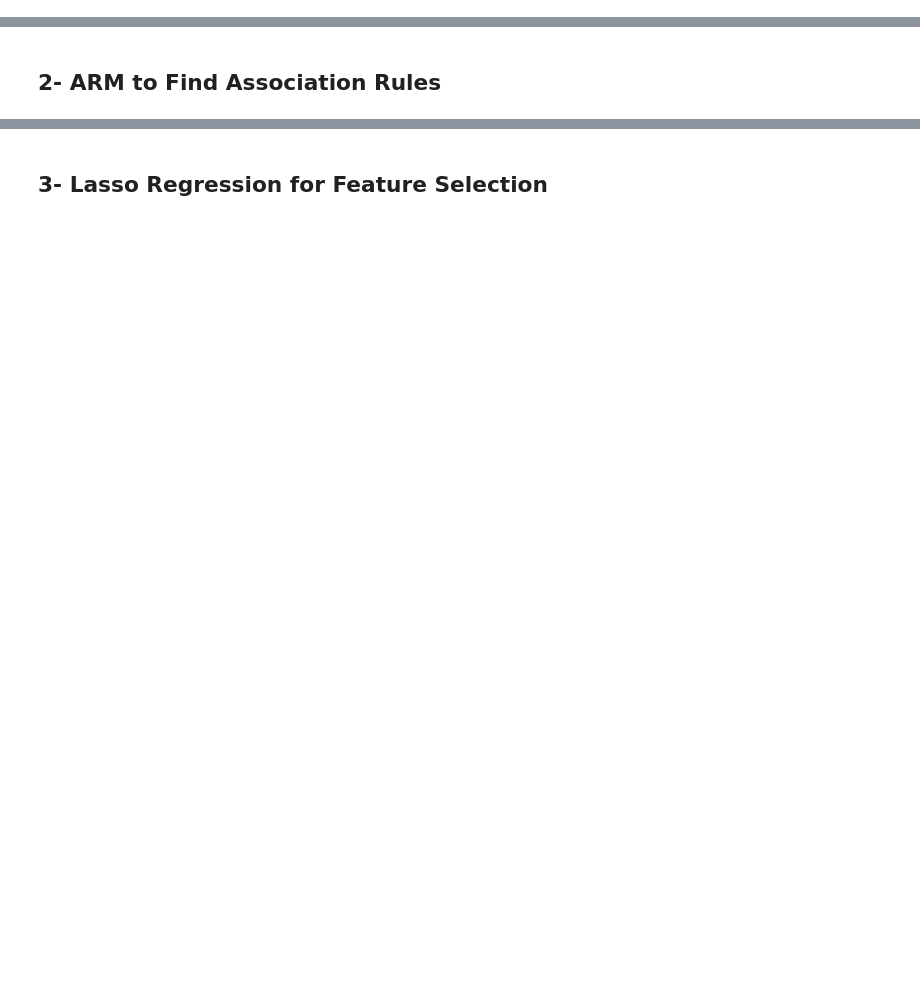
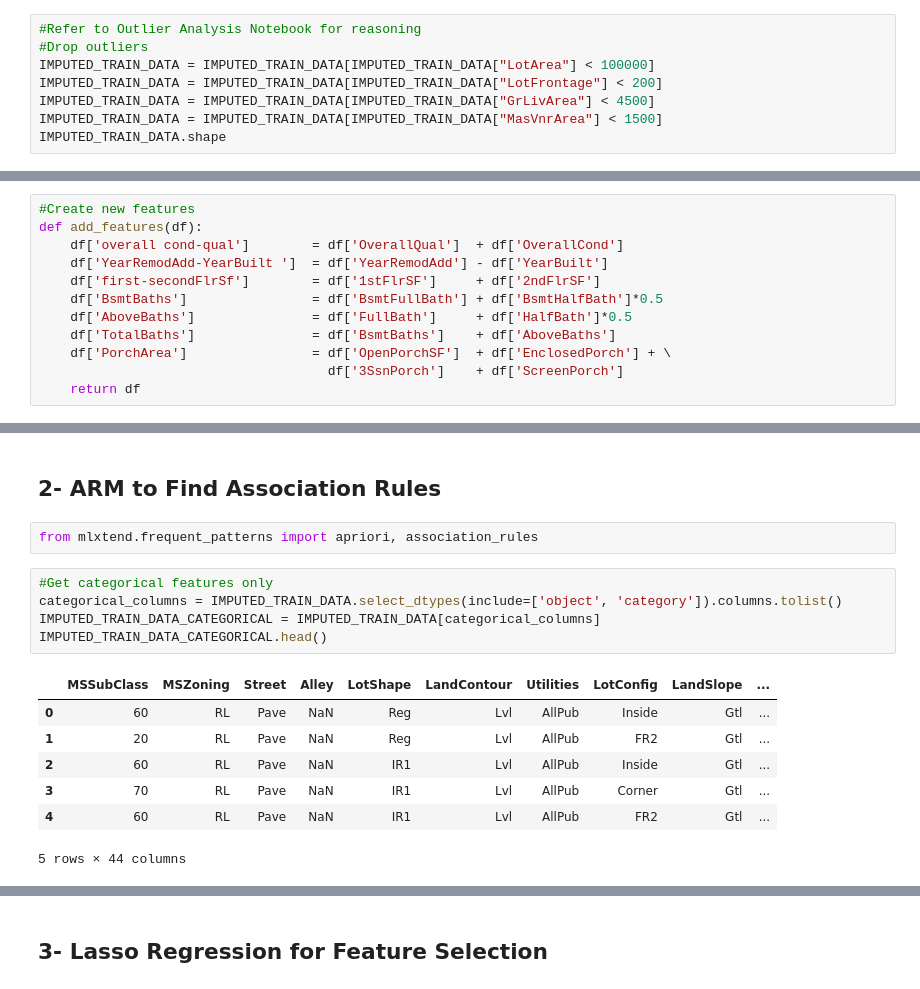
Before and after one commit to boraaktas/COMP4433-Team_Project, a Jupyter notebook: final.ipynb, the cells around one changed output, grey strips where cells are left out. Saved outputs shown, nothing was run; the diff lists cells and outputs as text; blank space fills up the shorter version.

```diff
--- a/final.ipynb
+++ b/final.ipynb
@@ -489,3 +495,11 @@ pd.DataFrame(TRAIN_DATA[TARGET_COLUMN].describe()).T.round(3)
 | SalePrice | 1460.0 | 180921.196 | 79442.503 | 34900.0 | 129975.0 | 163000.0 | 214000.0 | 755000.0 |
 # %% [markdown]
 ### 2- Outlier Detection
+# %%
+#Refer to Outlier Analysis Notebook for reasoning
+#Drop outliers
+IMPUTED_TRAIN_DATA = IMPUTED_TRAIN_DATA[IMPUTED_TRAIN_DATA["LotArea"] < 100000]
+IMPUTED_TRAIN_DATA = IMPUTED_TRAIN_DATA[IMPUTED_TRAIN_DATA["LotFrontage"] < 200]
+IMPUTED_TRAIN_DATA = IMPUTED_TRAIN_DATA[IMPUTED_TRAIN_DATA["GrLivArea"] < 4500]
+IMPUTED_TRAIN_DATA = IMPUTED_TRAIN_DATA[IMPUTED_TRAIN_DATA["MasVnrArea"] < 1500]
+IMPUTED_TRAIN_DATA.shape
@@ -493,3 +509,15 @@ pd.DataFrame(TRAIN_DATA[TARGET_COLUMN].describe()).T.round(3)
 # Feature Engineering and Selection
 # %% [markdown]
 ## 1- Creating New Features
+# %%
+#Create new features
+def add_features(df):
+    df['overall cond-qual']        = df['OverallQual']  + df['OverallCond']
+    df['YearRemodAdd-YearBuilt ']  = df['YearRemodAdd'] - df['YearBuilt']
+    df['first-secondFlrSf']        = df['1stFlrSF']     + df['2ndFlrSF']
+    df['BsmtBaths']                = df['BsmtFullBath'] + df['BsmtHalfBath']*0.5
+    df['AboveBaths']               = df['FullBath']     + df['HalfBath']*0.5
+    df['TotalBaths']               = df['BsmtBaths']    + df['AboveBaths']
+    df['PorchArea']                = df['OpenPorchSF']  + df['EnclosedPorch'] + \
+                                     df['3SsnPorch']    + df['ScreenPorch']
+    return df
@@ -496,2 +545,17 @@ pd.DataFrame(TRAIN_DATA[TARGET_COLUMN].describe()).T.round(3)
 # %% [markdown]
 ## 2- ARM to Find Association Rules
+# %%
+from mlxtend.frequent_patterns import apriori, association_rules
+# %%
+#Get categorical features only
+categorical_columns = IMPUTED_TRAIN_DATA.select_dtypes(include=['object', 'category']).columns.tolist()
+IMPUTED_TRAIN_DATA_CATEGORICAL = IMPUTED_TRAIN_DATA[categorical_columns]
+IMPUTED_TRAIN_DATA_CATEGORICAL.head()
+# %% [output]
+|  | MSSubClass | MSZoning | Street | Alley | LotShape | LandContour | Utilities | LotConfig | LandSlope | ... |
+| 0 | 60 | RL | Pave | NaN | Reg | Lvl | AllPub | Inside | Gtl | ... |
+| 1 | 20 | RL | Pave | NaN | Reg | Lvl | AllPub | FR2 | Gtl | ... |
+| 2 | 60 | RL | Pave | NaN | IR1 | Lvl | AllPub | Inside | Gtl | ... |
+| 3 | 70 | RL | Pave | NaN | IR1 | Lvl | AllPub | Corner | Gtl | ... |
+| 4 | 60 | RL | Pave | NaN | IR1 | Lvl | AllPub | FR2 | Gtl | ... |
+5 rows × 44 columns
```
Also changed, not shown: parts of 16 cells of this notebook.
